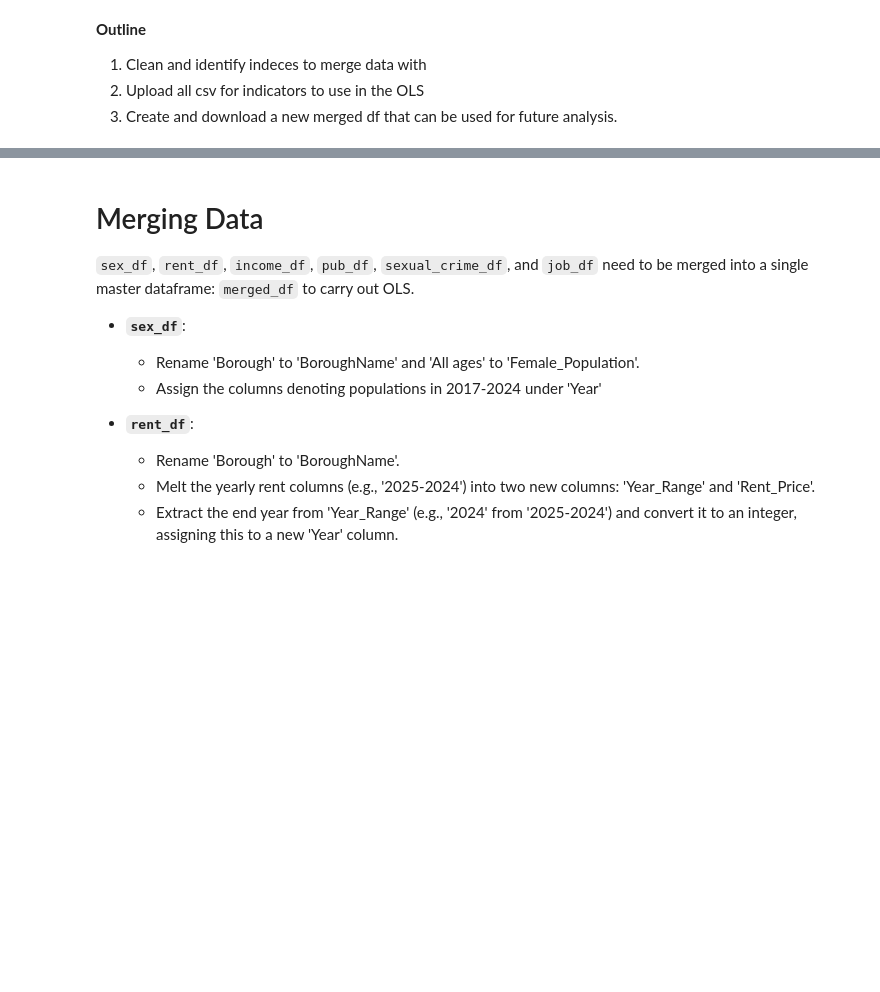
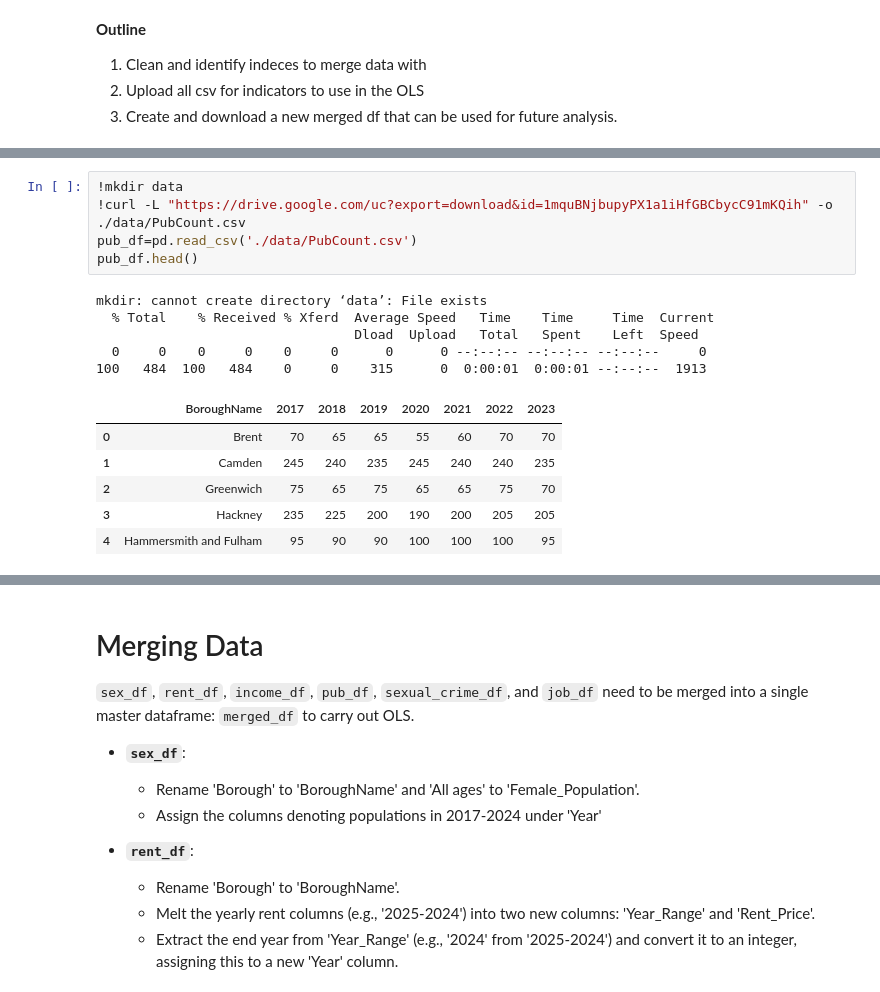
Before and after one commit to greypen2006/Final_Project, a Jupyter notebook: N3. Merge.ipynb, the cells around one changed output, grey strips where cells are left out. Saved outputs shown, nothing was run; the diff lists cells and outputs as text; blank space fills up the shorter version.

```diff
--- a/N3. Merge.ipynb
+++ b/N3. Merge.ipynb
@@ -54,0 +83,17 @@ crime_df.head()
+# %%
+!mkdir data
+!curl -L "https://drive.google.com/uc?export=download&id=1mquBNjbupyPX1a1iHfGBCbycC91mKQih" -o ./data/PubCount.csv
+pub_df=pd.read_csv('./data/PubCount.csv')
+pub_df.head()
+# %% [output]
+mkdir: cannot create directory ‘data’: File exists
+  % Total    % Received % Xferd  Average Speed   Time    Time     Time  Current
+                                 Dload  Upload   Total   Spent    Left  Speed
+  0     0    0     0    0     0      0      0 --:--:-- --:--:-- --:--:--     0
+100   484  100   484    0     0    315      0  0:00:01  0:00:01 --:--:--  1913
+|  | BoroughName | 2017 | 2018 | 2019 | 2020 | 2021 | 2022 | 2023 |
+| 0 | Brent | 70 | 65 | 65 | 55 | 60 | 70 | 70 |
+| 1 | Camden | 245 | 240 | 235 | 245 | 240 | 240 | 235 |
+| 2 | Greenwich | 75 | 65 | 75 | 65 | 65 | 75 | 70 |
+| 3 | Hackney | 235 | 225 | 200 | 190 | 200 | 205 | 205 |
+| 4 | Hammersmith and Fulham | 95 | 90 | 90 | 100 | 100 | 100 | 95 |
```
Also changed, not shown: parts of 14 cells of this notebook.
